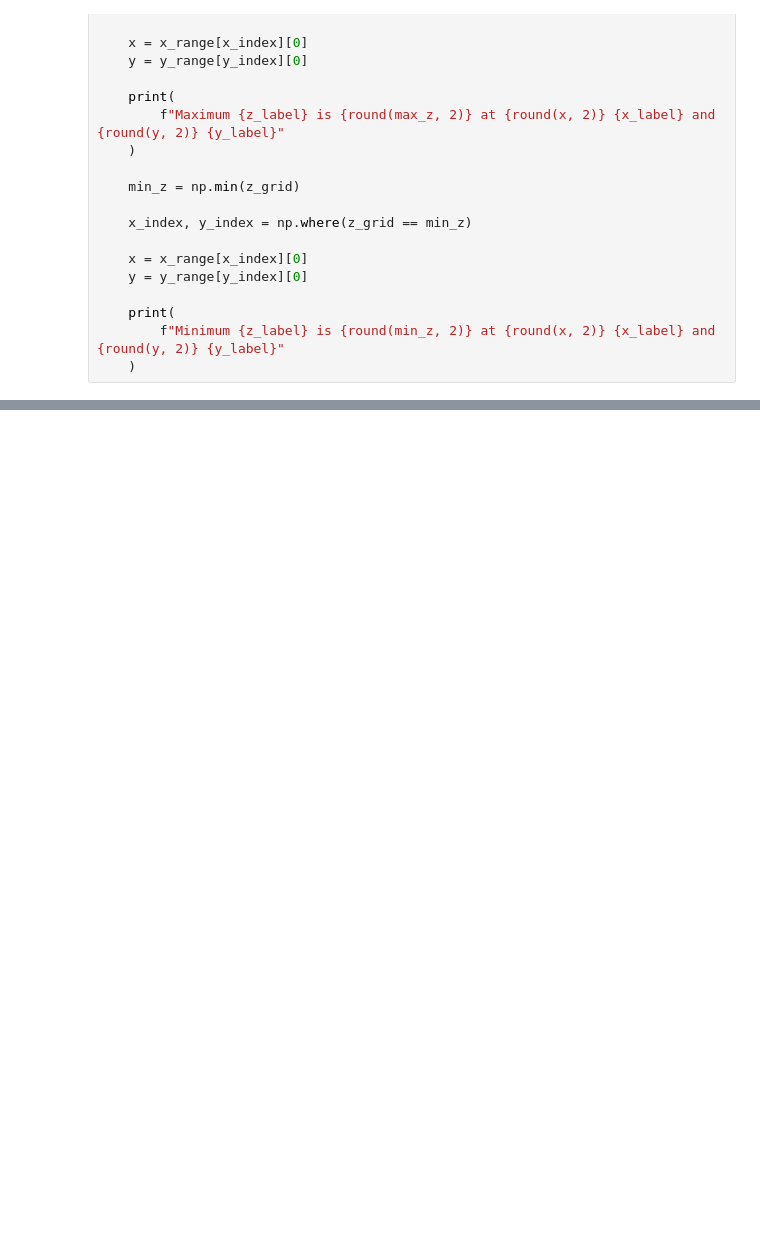
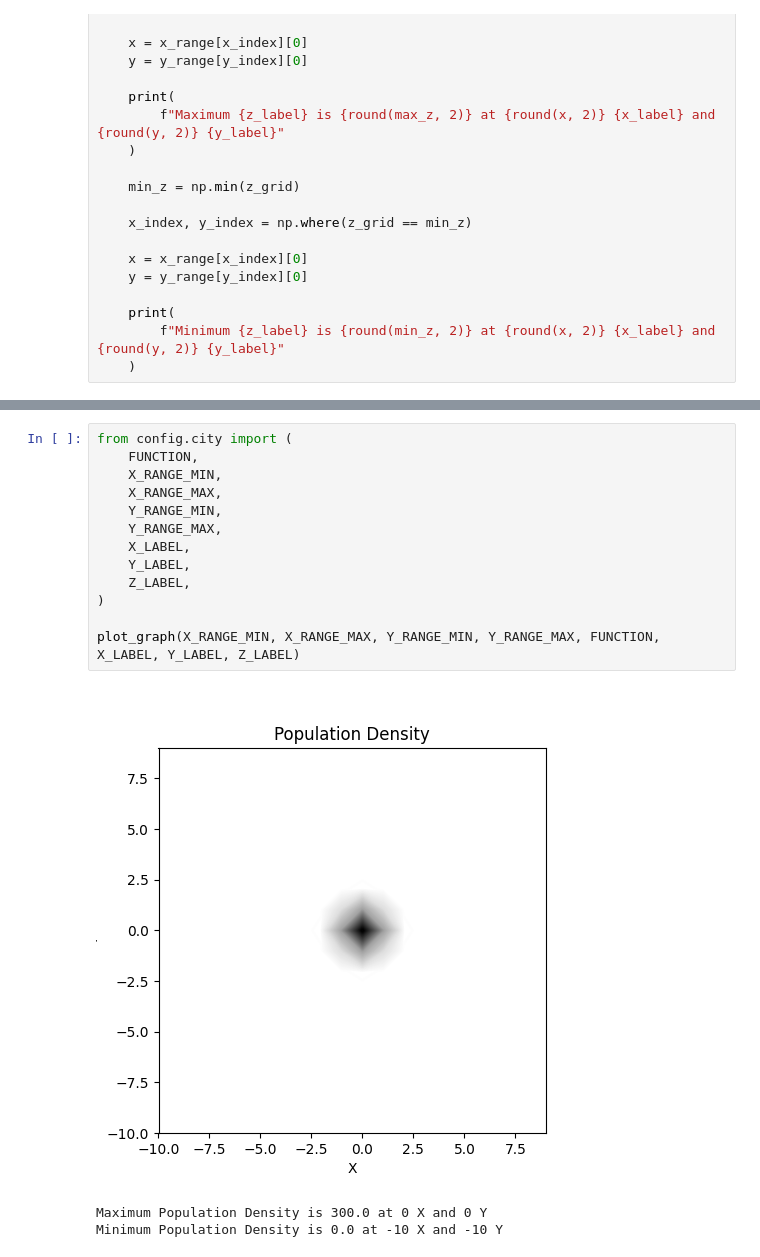
Before and after one commit to danmcfan/slytherin, a Jupyter notebook: main.ipynb, the cells around one changed output, grey strips where cells are left out. Cells and saved outputs as stored; diff of their text form; blank space fills up the shorter version.

```diff
--- a/main.ipynb
+++ b/main.ipynb
@@ -98,0 +103,17 @@ plot_graph(X_RANGE_MIN, X_RANGE_MAX, Y_RANGE_MIN, Y_RANGE_MAX, FUNCTION, X_LABEL
+# %%
+from config.city import (
+    FUNCTION,
+    X_RANGE_MIN,
+    X_RANGE_MAX,
+    Y_RANGE_MIN,
+    Y_RANGE_MAX,
+    X_LABEL,
+    Y_LABEL,
+    Z_LABEL,
+)
+
+plot_graph(X_RANGE_MIN, X_RANGE_MAX, Y_RANGE_MIN, Y_RANGE_MAX, FUNCTION, X_LABEL, Y_LABEL, Z_LABEL)
+# %% [output]
+[figure, added]
+Maximum Population Density is 300.0 at 0 X and 0 Y
+Minimum Population Density is 0.0 at -10 X and -10 Y
```
Also changed, not shown: parts of 2 cells of this notebook.
